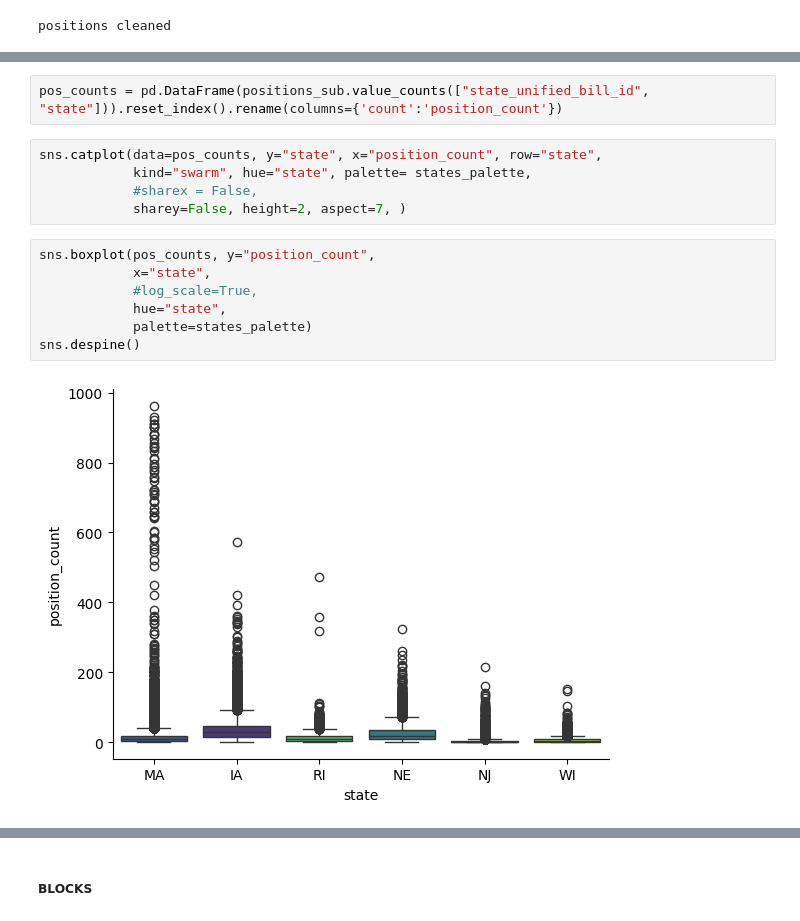
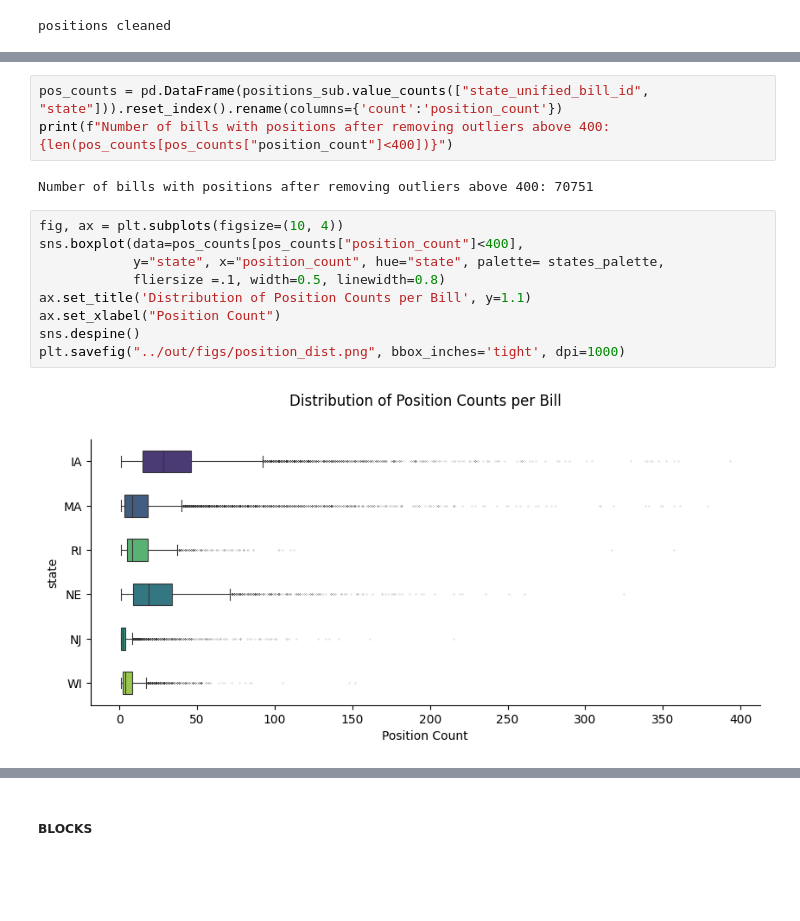
Before and after one commit to lrahbek/DPF_exam, a Jupyter notebook: src/eda.ipynb, the cells around one changed output, grey strips where cells are left out. Drawn from its saved outputs; the diff is of its cells as text; blank space fills up the shorter version.

Commit message:
plots

```diff
--- a/src/eda.ipynb
+++ b/src/eda.ipynb
@@ -197,16 +169,16 @@ plt.savefig("../out/figs/position_type.png", bbox_inches='tight', dpi=1000)
 # %%
 pos_counts = pd.DataFrame(positions_sub.value_counts(["state_unified_bill_id", "state"])).reset_index().rename(columns={'count':'position_count'})
+print(f"Number of bills with positions after removing outliers above 400: {len(pos_counts[pos_counts["position_count"]<400])}")
+# %% [output]
+Number of bills with positions after removing outliers above 400: 70751
 # %%
-sns.catplot(data=pos_counts, y="state", x="position_count", row="state",
-            kind="swarm", hue="state", palette= states_palette,
-            #sharex = False,
-            sharey=False, height=2, aspect=7, )
+fig, ax = plt.subplots(figsize=(10, 4))
+sns.boxplot(data=pos_counts[pos_counts["position_count"]<400],
+            y="state", x="position_count", hue="state", palette= states_palette,
+            fliersize =.1, width=0.5, linewidth=0.8)
+ax.set_title('Distribution of Position Counts per Bill', y=1.1)
+ax.set_xlabel("Position Count")
+sns.despine()
+plt.savefig("../out/figs/position_dist.png", bbox_inches='tight', dpi=1000)
+# %% [output]
+[figure, added]
-# %%
-sns.boxplot(pos_counts, y="position_count",
-            x="state",
-            #log_scale=True,
-            hue="state",
-            palette=states_palette)
-sns.despine()
-# %% [output]
-[figure, removed]
```
Also changed, not shown: parts of 10 cells of this notebook, 2 other files.
